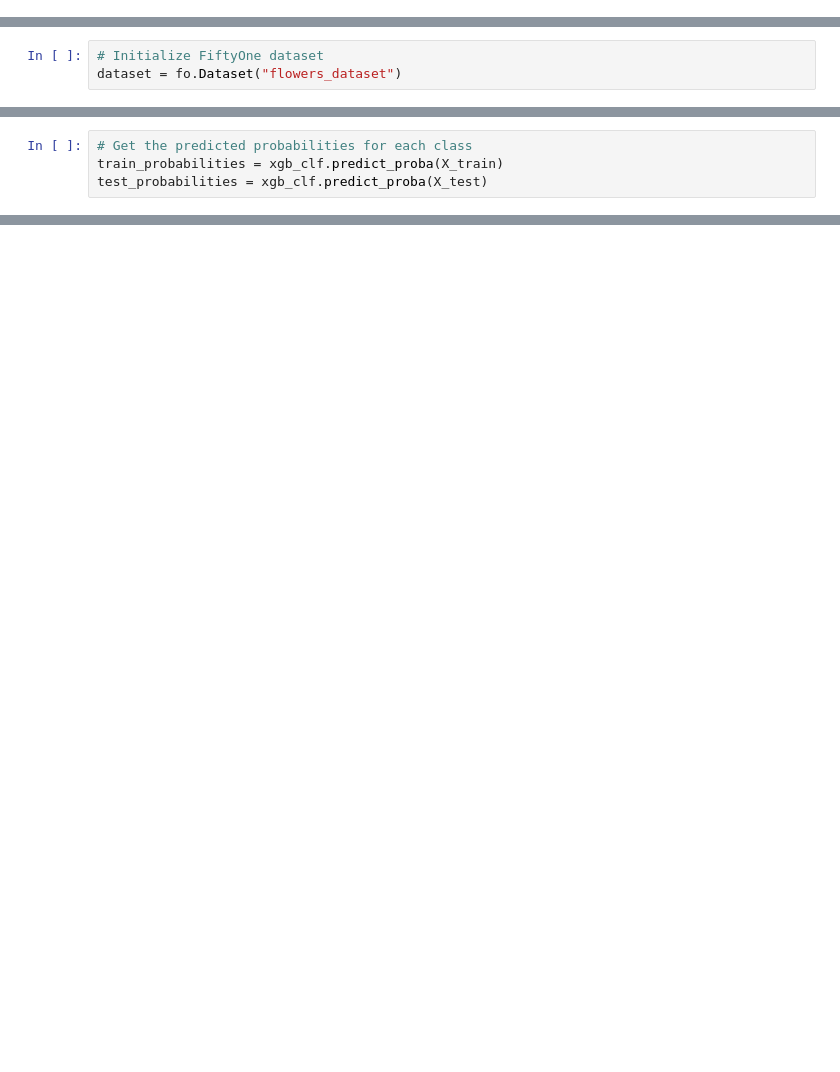
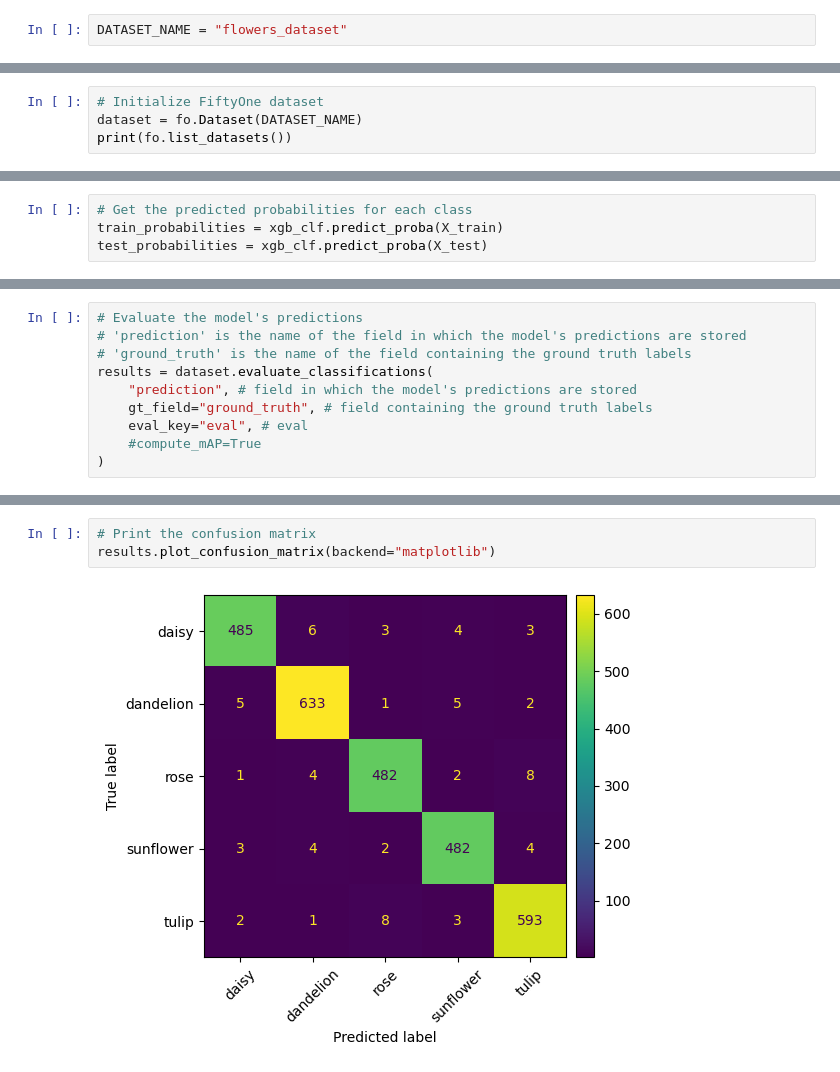
Before and after one commit to mxagar/tool_guides, a Jupyter notebook: fiftyone/notebooks/04_flowers_classification.ipynb, the cells around one changed output, grey strips where cells are left out. Cells and saved outputs as stored; diff of their text form; blank space fills up the shorter version.

```diff
--- a/fiftyone/notebooks/04_flowers_classification.ipynb
+++ b/fiftyone/notebooks/04_flowers_classification.ipynb
@@ -76,3 +96,5 @@ visualize_image(df,1000)
 df['filepath'] = df['filepath'].apply(get_absolute_path)
 # %% [markdown]
 ## 2. Create FiftyOne Dataset and Visualize It
+# %%
+DATASET_NAME = "flowers_dataset"
@@ -79,3 +110,4 @@ df['filepath'] = df['filepath'].apply(get_absolute_path)
 # %%
 # Initialize FiftyOne dataset
-dataset = fo.Dataset("flowers_dataset")
+dataset = fo.Dataset(DATASET_NAME)
+print(fo.list_datasets())
@@ -341,0 +409,10 @@ add_evaluation_tags(dataset)
+# %%
+# Evaluate the model's predictions
+# 'prediction' is the name of the field in which the model's predictions are stored
+# 'ground_truth' is the name of the field containing the ground truth labels
+results = dataset.evaluate_classifications(
+    "prediction", # field in which the model's predictions are stored
+    gt_field="ground_truth", # field containing the ground truth labels
+    eval_key="eval", # eval
+    #compute_mAP=True
+)
@@ -341,0 +434,5 @@ add_evaluation_tags(dataset)
+# %%
+# Print the confusion matrix
+results.plot_confusion_matrix(backend="matplotlib")
+# %% [output]
+[figure, added]
```
Also changed, not shown: parts of 28 cells of this notebook.
